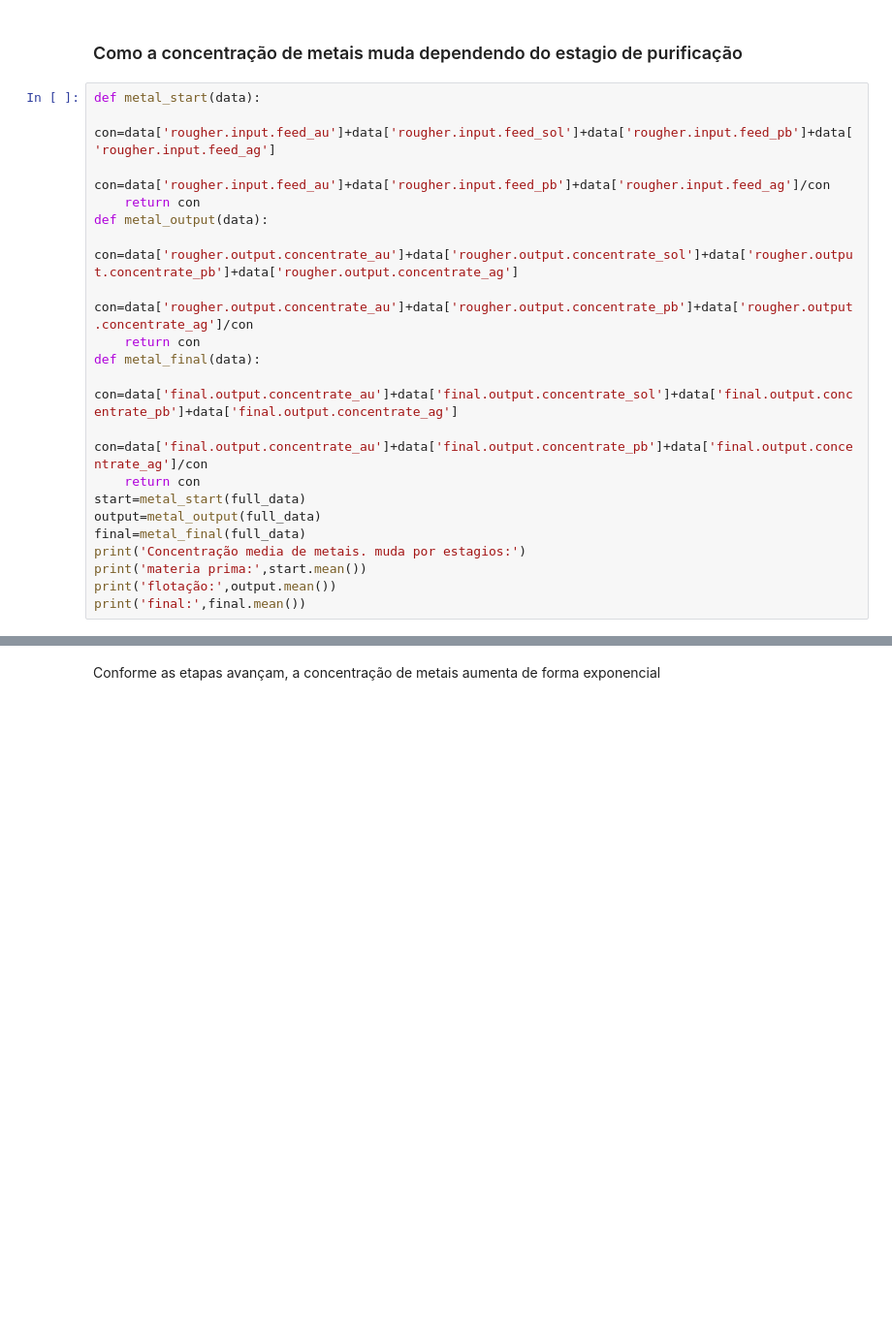
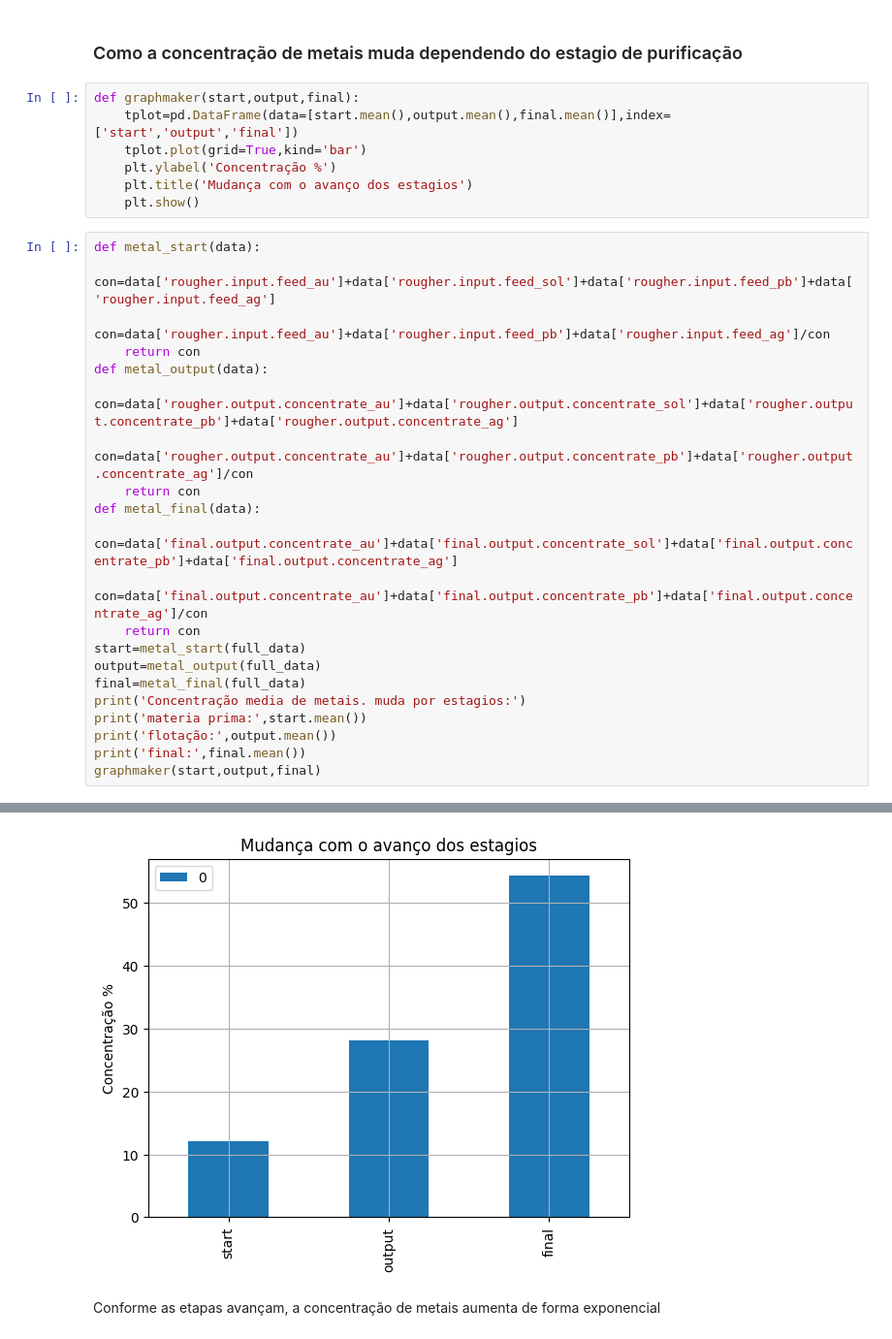
Before and after one commit to MHCTDS/Mining_company_analysis_Matheus, a Jupyter notebook: notebooks/Reports/Notebook_final.ipynb, the cells around one changed output, grey strips where cells are left out. Shown: that part at 97% size. Drawn from its saved outputs; the diff is of its cells as text; blank space fills up the shorter version.

```diff
--- a/notebooks/Reports/Notebook_final.ipynb
+++ b/notebooks/Reports/Notebook_final.ipynb
@@ -339,31 +369,40 @@ memory usage: 2.4+ MB
 ## Analisando os dados
 # %% [markdown]
 ### Como a concentração de metais muda dependendo do estagio de purificação
+# %%
+def graphmaker(start,output,final):
+    tplot=pd.DataFrame(data=[start.mean(),output.mean(),final.mean()],index=['start','output','final'])
+    tplot.plot(grid=True,kind='bar')
+    plt.ylabel('Concentração %')
+    plt.title('Mudança com o avanço dos estagios')
+    plt.show()
 # %%
 def metal_start(data):
     con=data['rougher.input.feed_au']+data['rougher.input.feed_sol']+data['rougher.input.feed_pb']+data['rougher.input.feed_ag']
     con=data['rougher.input.feed_au']+data['rougher.input.feed_pb']+data['rougher.input.feed_ag']/con
     return con
 def metal_output(data):
     con=data['rougher.output.concentrate_au']+data['rougher.output.concentrate_sol']+data['rougher.output.concentrate_pb']+data['rougher.output.concentrate_ag']
     con=data['rougher.output.concentrate_au']+data['rougher.output.concentrate_pb']+data['rougher.output.concentrate_ag']/con
     return con
 def metal_final(data):
     con=data['final.output.concentrate_au']+data['final.output.concentrate_sol']+data['final.output.concentrate_pb']+data['final.output.concentrate_ag']
     con=data['final.output.concentrate_au']+data['final.output.concentrate_pb']+data['final.output.concentrate_ag']/con
     return con
 start=metal_start(full_data)
 output=metal_output(full_data)
 final=metal_final(full_data)
 print('Concentração media de metais. muda por estagios:')
 print('materia prima:',start.mean())
 print('flotação:',output.mean())
 print('final:',final.mean())
+graphmaker(start,output,final)
 # %% [output]
 Concentração media de metais. muda por estagios:
 materia prima: 12.039369076486041
 flotação: 28.113102489140026
 final: 54.281980814637905
+[figure, added]
 # %% [markdown]
 Conforme as etapas avançam, a concentração de metais aumenta de forma exponencial
 # %% [markdown]
```
Also changed, not shown: parts of 15 cells of this notebook, 5 other files.
